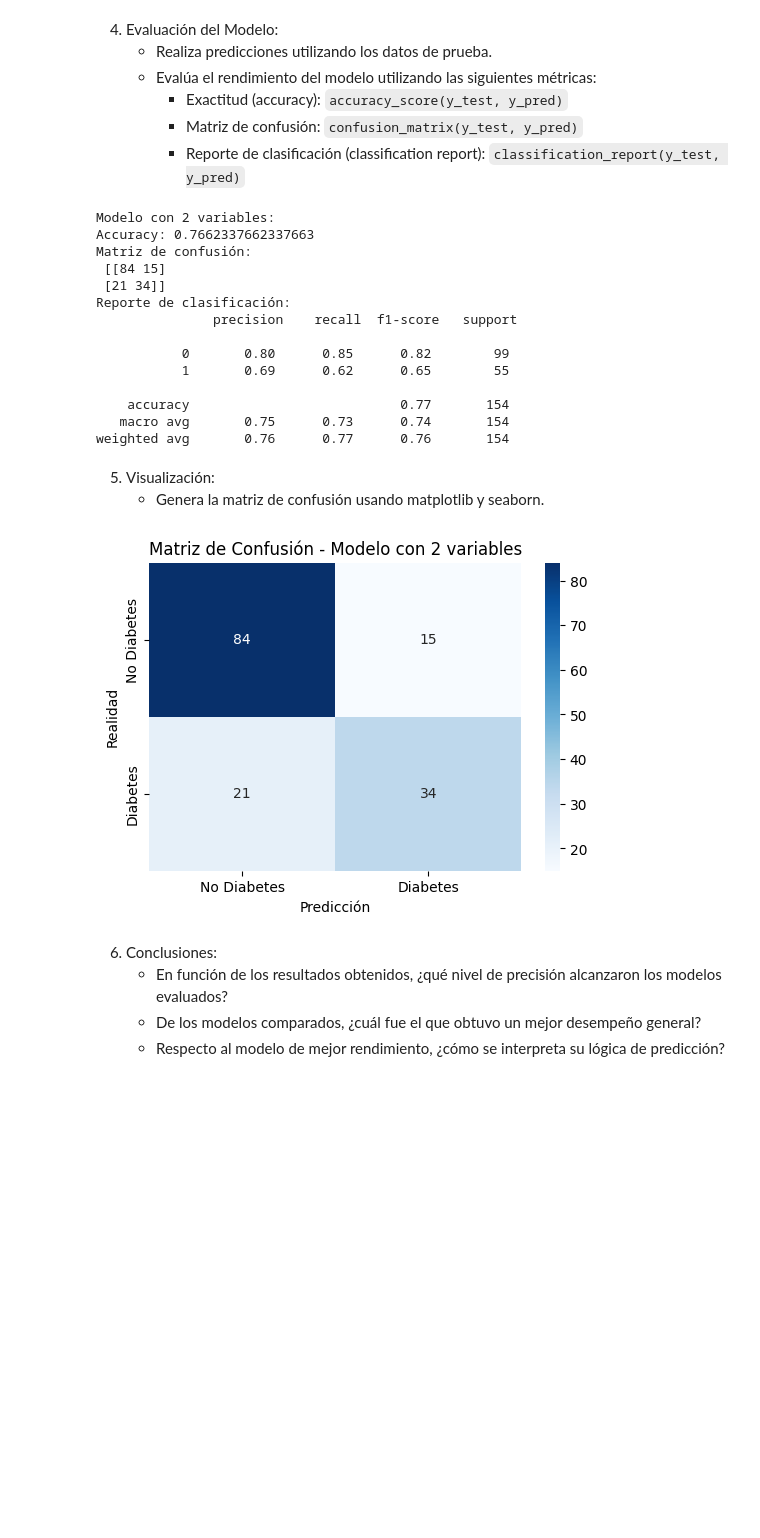
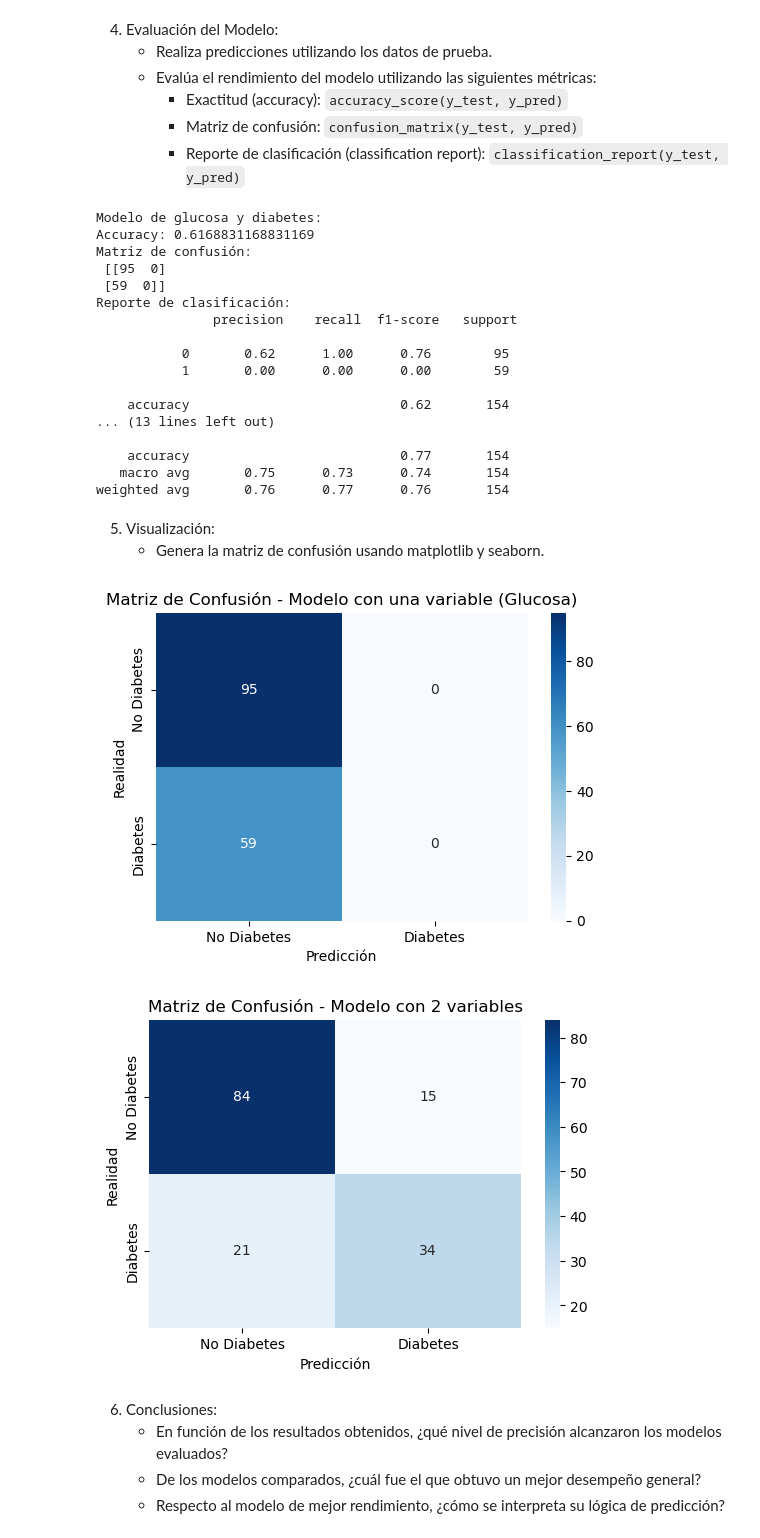
Before and after one commit to Danieltlacuache/Actividad-5.3, a Jupyter notebook: A. 5.3 Predicción de Diabetes con Regresión Logistica-1.ipynb, the cells around one changed output. Saved outputs shown, nothing was run; the diff lists cells and outputs as text; code cells hidden in the pictures; blank space fills up the shorter version.

```diff
--- a/A. 5.3 Predicción de Diabetes con Regresión Logistica-1.ipynb
+++ b/A. 5.3 Predicción de Diabetes con Regresión Logistica-1.ipynb
@@ -193,3 +186,28 @@ LinearRegression()
+# %%
+
+
+#MODELO DE UNA SOLA VARIABLE INDEPENDIENTE Y LA VARIABLE OBJETIVO
+#HECHOS POR EMILIO
+
+#Decidí hacer un modelo para cada variable independiente que vamos a trabajar
+
+# Aquí instancié el modelo
+modelo1 = LogisticRegression(max_iter=1000)
+ # Entrenar con los datos de entrenamiento
+
+
+modelo2 = LogisticRegression(max_iter=1000)
+modelo3 = LogisticRegression(max_iter=1000)
+
+
+modelo1.fit(X_train_glucose,y_train)
+modelo2.fit(X_train_bmi,y_train)
+modelo3.fit(X_train_age,y_train)
+
+
+y_pred_glucose = modelo1.predict(X_test_glucose)
+y_pred_bmi = modelo2.predict(X_test_bmi)
+y_pred_age = modelo3.predict(X_test_age)
 # %% [markdown]
 
 4. Evaluación del Modelo:
@@ -199,6 +217,28 @@ LinearRegression()
         - Matriz de confusión: `confusion_matrix(y_test, y_pred)`
         - Reporte de clasificación (classification report): `classification_report(y_test, y_pred)`
 # %%
+
+
+#EVALUCIONES DE LOS MODELOS DE UNA VARIABLE
+
+print("Modelo de glucosa y diabetes:")
+print("Accuracy:", accuracy_score(y_test_glucose, y_pred_glucose))
+print("Matriz de confusión:\n", confusion_matrix(y_test_glucose, y_pred_glucose))
+print("Reporte de clasificación:\n", classification_report(y_test_glucose, y_pred_glucose))
+
+#AL FINAL SOLO DEJÉ EL MODELO DE GLUCOSA Y DIABETES, PUES YA NO TENÍA CHISTE LA EVALUACIÓN DE LOS OTROS DOS MODELOS
+#YA QUE SI LO HICE, PERO RESULTARON CON LOS MISMOS DATOS
+"""
+print("Modelo de BMI y diabetes:")
+print("Accuracy:", accuracy_score(y_test_bmi, y_pred_bmi))
+print("Matriz de confusión:\n", confusion_matrix(y_test_bmi, y_pred_bmi))
+print("Reporte de clasificación:\n", classification_report(y_test_bmi, y_pred_bmi))
+
+print("Modelo de Age y diabetes:")
+print("Accuracy:", accuracy_score(y_test_age, y_pred_age))
+print("Matriz de confusión:\n", confusion_matrix(y_test_age, y_pred_age))
+print("Reporte de clasificación:\n", classification_report(y_test_age, y_pred_age))
+"""
 # Mdoelo de 2 variables
 X_2vars = diabetes_data[['Glucose', 'BMI']]
 y = diabetes_data['Outcome']
@@ -215,16 +255,19 @@ print("Accuracy:", accuracy_score(y_test, y_pred_2vars))
 print("Matriz de confusión:\n", confusion_matrix(y_test, y_pred_2vars))
 print("Reporte de clasificación:\n", classification_report(y_test, y_pred_2vars))
 # %% [output]
-Modelo con 2 variables:
-Accuracy: 0.7662337662337663
+Modelo de glucosa y diabetes:
+Accuracy: 0.6168831168831169
 Matriz de confusión:
- [[84 15]
- [21 34]]
+ [[95  0]
+ [59  0]]
 Reporte de clasificación:
                precision    recall  f1-score   support
 
-           0       0.80      0.85      0.82        99
-           1       0.69      0.62      0.65        55
+           0       0.62      1.00      0.76        95
+           1       0.00      0.00      0.00        59
+
+    accuracy                           0.62       154
+... (13 lines left out)
 
     accuracy                           0.77       154
    macro avg       0.75      0.73      0.74       154
@@ -234,19 +277,33 @@ weighted avg       0.76      0.77      0.76       154
 5. Visualización:
     - Genera la matriz de confusión usando matplotlib y seaborn.
 # %%
+#MODELO DE UNA VARIABLE INDEPENDIENTE, EN ESTE CASO GLUCOSA
+
+#se genera aquí la matriz de confusión
+
+conf_matrix_one_var = confusion_matrix(y_test_glucose, y_pred_glucose)
+
+plt.figure(figsize=(6, 4))
+sns.heatmap(conf_matrix_one_var, annot=True, fmt='d', cmap='Blues', xticklabels=['No Diabetes', 'Diabetes'], yticklabels=['No Diabetes', 'Diabetes'])
+plt.xlabel('Predicción')
+plt.ylabel('Realidad')
+plt.title('Matriz de Confusión - Modelo con una variable (Glucosa)')
+plt.show()
+
 # Modelo de 2 varibales
 # Generar matriz de confusión
 conf_matrix = confusion_matrix(y_test, y_pred_2vars)
 
 
 plt.figure(figsize=(6, 4))
 sns.heatmap(conf_matrix, annot=True, fmt='d', cmap='Blues', xticklabels=['No Diabetes', 'Diabetes'], yticklabels=['No Diabetes', 'Diabetes'])
 plt.xlabel('Predicción')
 plt.ylabel('Realidad')
 plt.title('Matriz de Confusión - Modelo con 2 variables')
 plt.show()
 # %% [output]
-[figure, old version]
+[figure, new version]
+[figure, added]
 # %% [markdown]
 
 6. Conclusiones:
```
Also changed, not shown: parts of 3 cells of this notebook.
